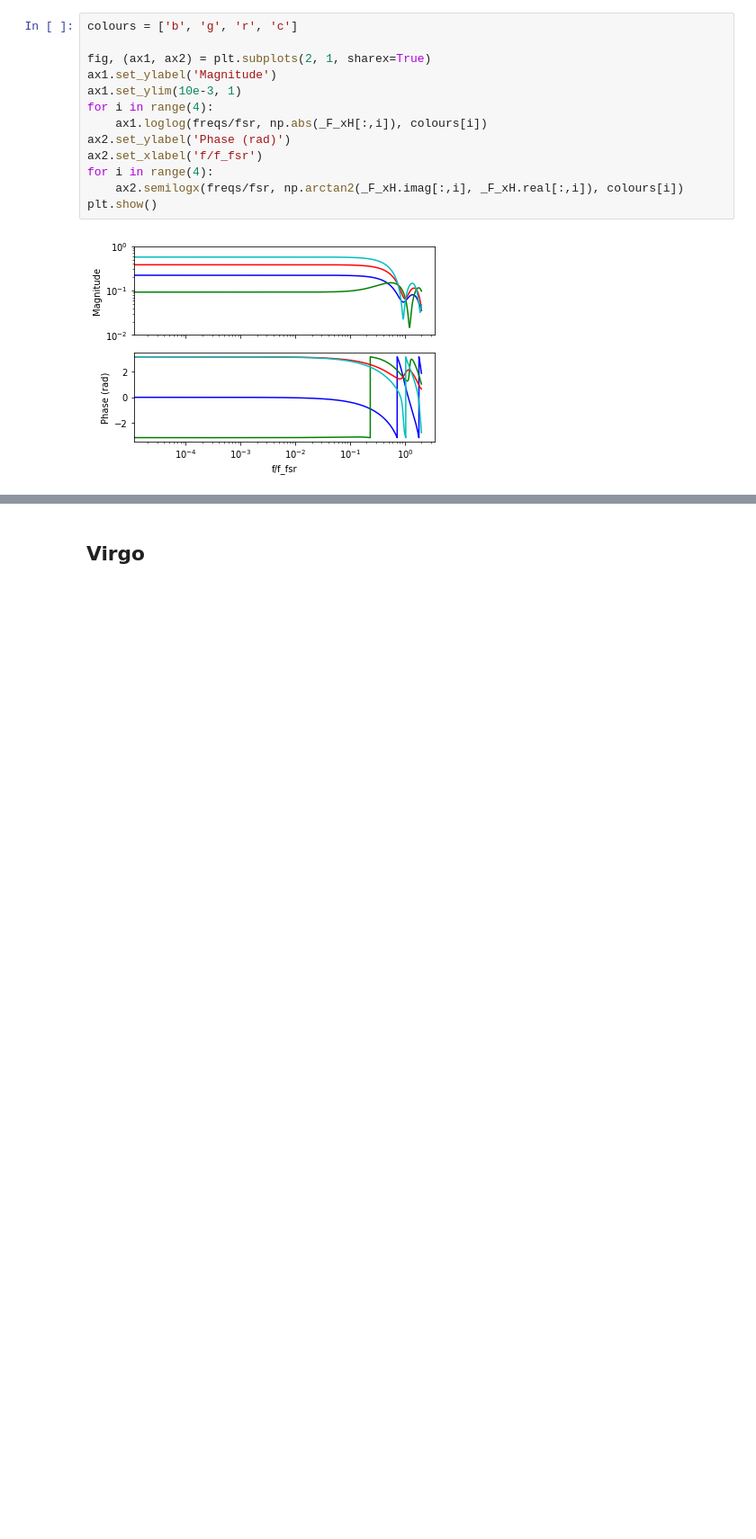
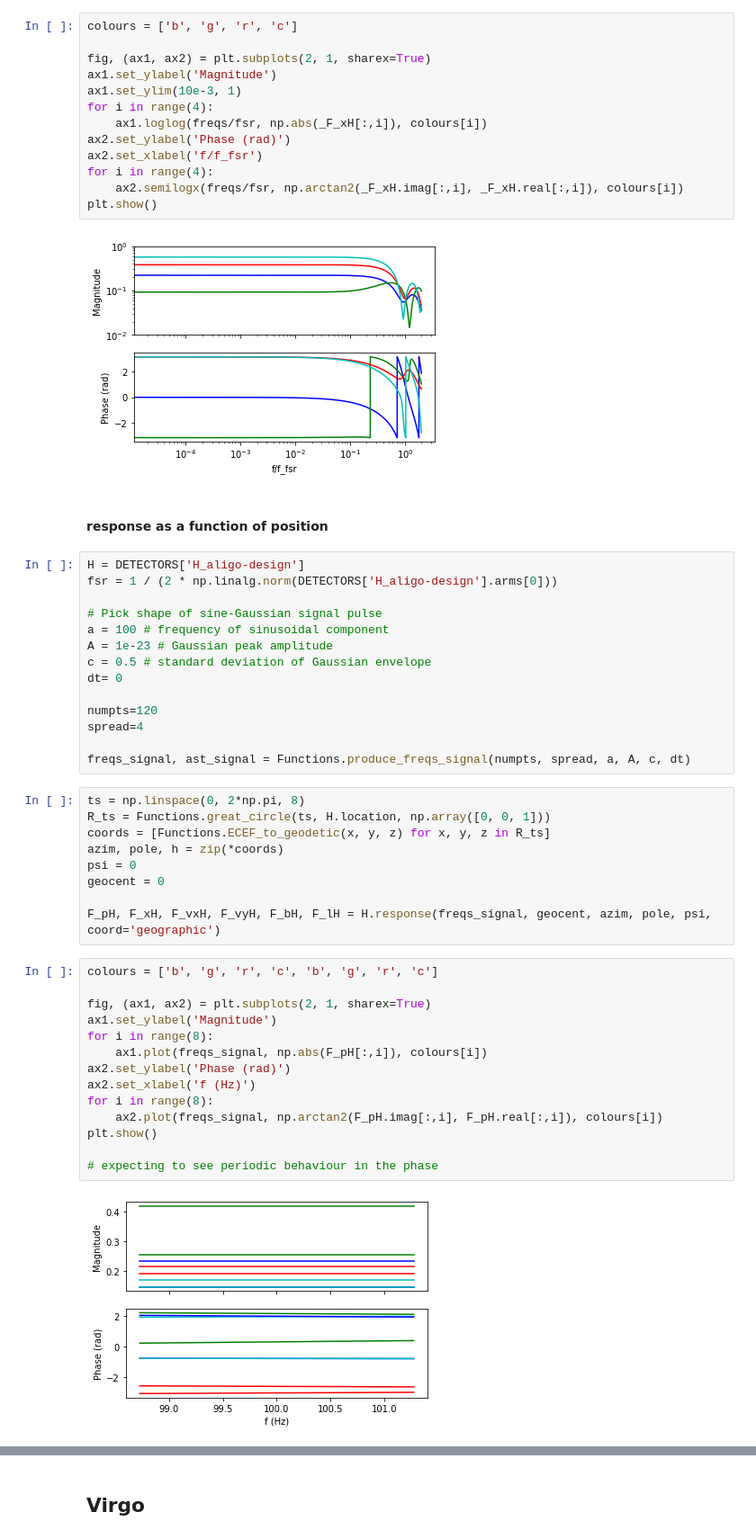
Before and after one commit to charrybdis/gw-detectors_modified, a Jupyter notebook: antenna_responses_test.ipynb, the cells around one changed output, grey strips where cells are left out. Shown at 90% size. Saved outputs shown, nothing was run; the diff lists cells and outputs as text; blank space fills up the shorter version.

```diff
--- a/antenna_responses_test.ipynb
+++ b/antenna_responses_test.ipynb
@@ -332,3 +332,44 @@ for i in range(4):
 plt.show()
 # %% [output]
 [figure]
+# %% [markdown]
+#### response as a function of position
+# %%
+H = DETECTORS['H_aligo-design']
+fsr = 1 / (2 * np.linalg.norm(DETECTORS['H_aligo-design'].arms[0]))
+
+# Pick shape of sine-Gaussian signal pulse
+a = 100 # frequency of sinusoidal component
+A = 1e-23 # Gaussian peak amplitude
+c = 0.5 # standard deviation of Gaussian envelope
+dt= 0
+
+numpts=120
+spread=4
+
+freqs_signal, ast_signal = Functions.produce_freqs_signal(numpts, spread, a, A, c, dt)
+# %%
+ts = np.linspace(0, 2*np.pi, 8)
+R_ts = Functions.great_circle(ts, H.location, np.array([0, 0, 1]))
+coords = [Functions.ECEF_to_geodetic(x, y, z) for x, y, z in R_ts]
+azim, pole, h = zip(*coords)
+psi = 0
+geocent = 0
+
+F_pH, F_xH, F_vxH, F_vyH, F_bH, F_lH = H.response(freqs_signal, geocent, azim, pole, psi, coord='geographic')
+# %%
+colours = ['b', 'g', 'r', 'c', 'b', 'g', 'r', 'c']
+
+fig, (ax1, ax2) = plt.subplots(2, 1, sharex=True)
+ax1.set_ylabel('Magnitude')
+for i in range(8):
+    ax1.plot(freqs_signal, np.abs(F_pH[:,i]), colours[i])
+ax2.set_ylabel('Phase (rad)')
+ax2.set_xlabel('f (Hz)')
+for i in range(8):
+    ax2.plot(freqs_signal, np.arctan2(F_pH.imag[:,i], F_pH.real[:,i]), colours[i])
+plt.show()
+
+# expecting to see periodic behaviour in the phase
+# %% [output]
+[figure, added]
```
Also changed, not shown: parts of 1 cell of this notebook, 8 other files.
